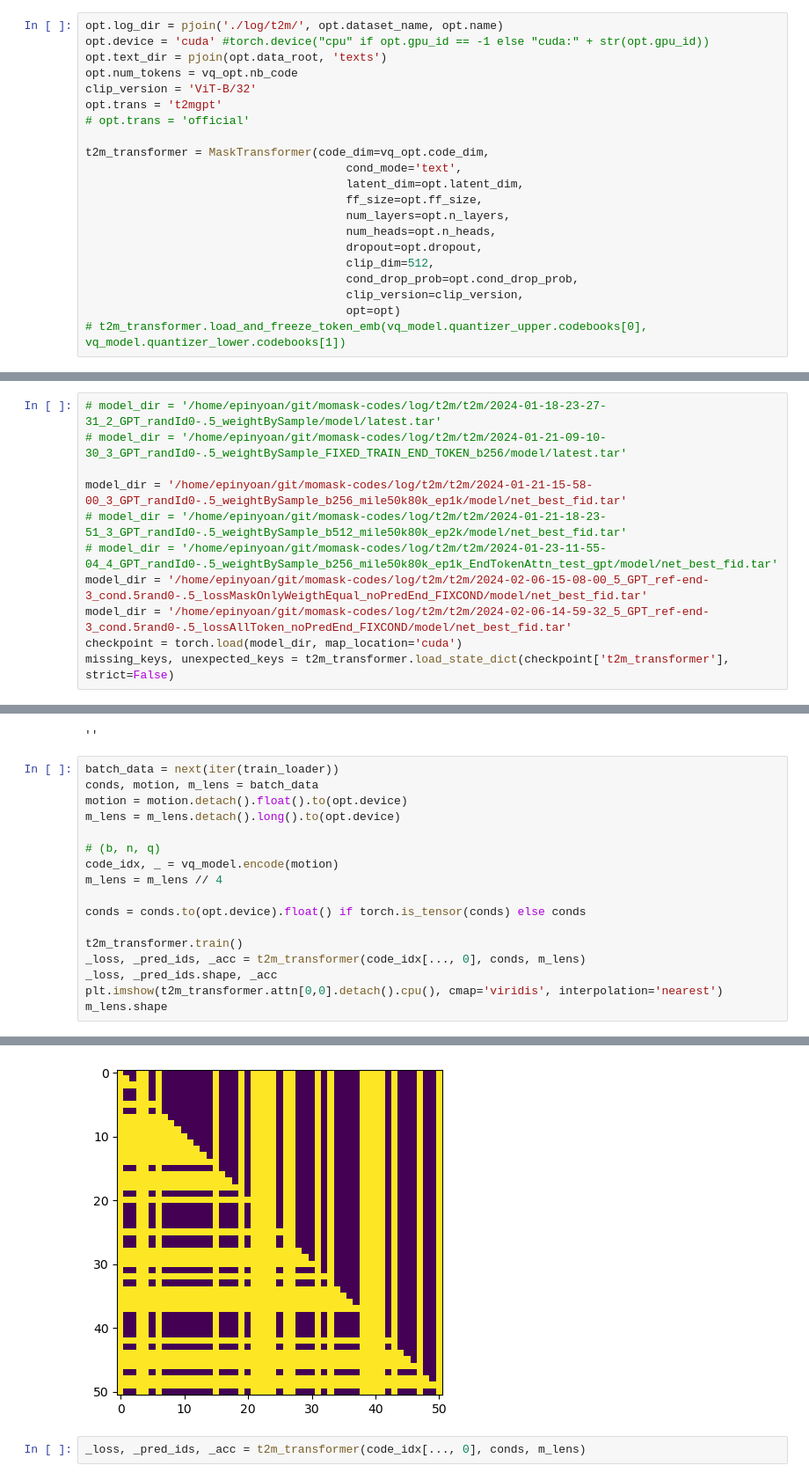
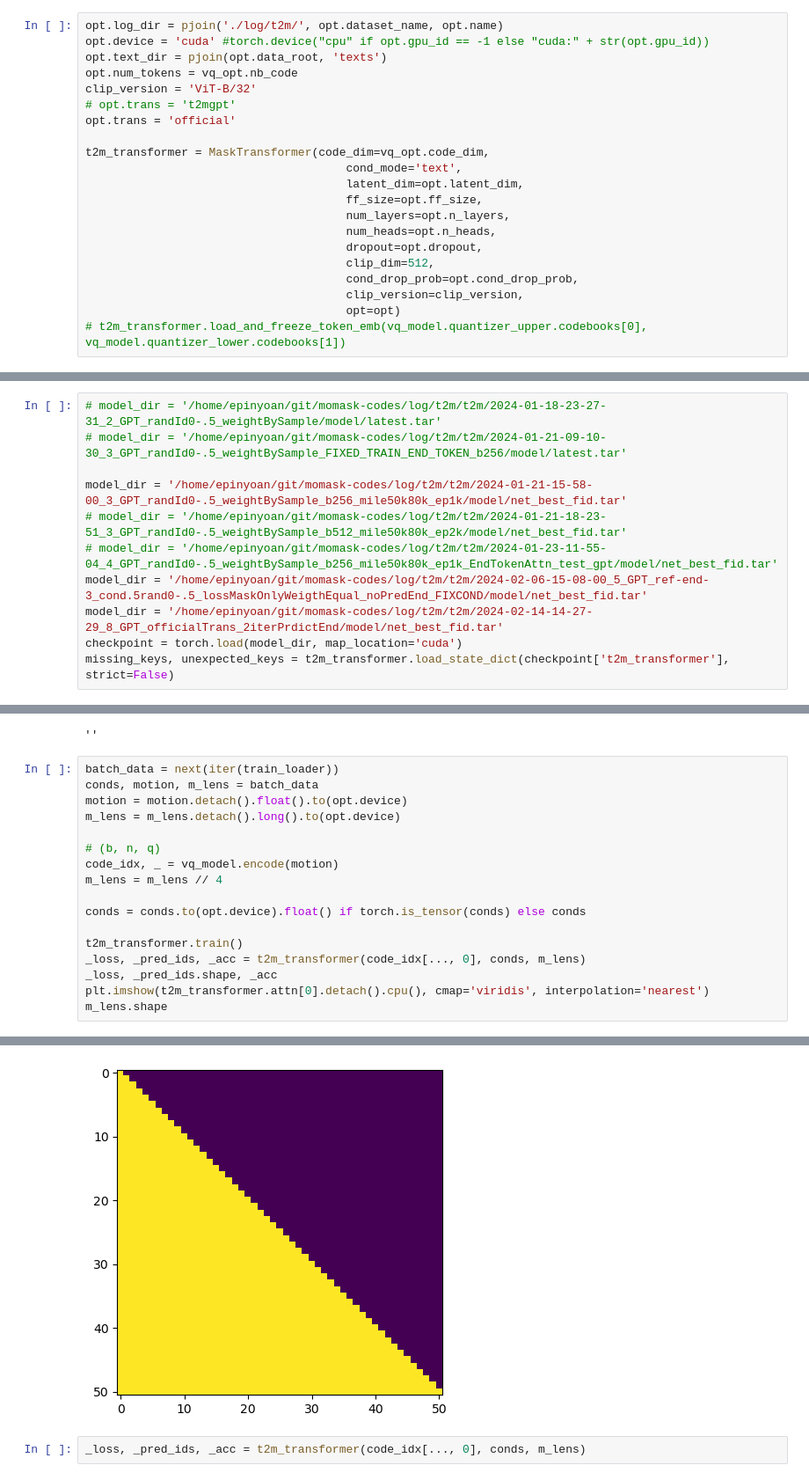
Before and after one commit to exitudio/momask-codes, a Jupyter notebook: study/transformer.ipynb, the cells around one changed output, grey strips where cells are left out. Shown at 88% size. Drawn from its saved outputs; the diff is of its cells as text.

```diff
--- a/study/transformer.ipynb
+++ b/study/transformer.ipynb
@@ -106,8 +106,8 @@ opt.device = 'cuda' #torch.device("cpu" if opt.gpu_id == -1 else "cuda:" + str(o
 opt.text_dir = pjoin(opt.data_root, 'texts')
 opt.num_tokens = vq_opt.nb_code
 clip_version = 'ViT-B/32'
-opt.trans = 't2mgpt'
-# opt.trans = 'official'
+# opt.trans = 't2mgpt'
+opt.trans = 'official'
 
 t2m_transformer = MaskTransformer(code_dim=vq_opt.code_dim,
                                       cond_mode='text',
@@ -132,7 +132,7 @@ model_dir = '/home/epinyoan/git/momask-codes/log/t2m/t2m/2024-01-21-15-58-00_3_G
 # model_dir = '/home/epinyoan/git/momask-codes/log/t2m/t2m/2024-01-21-18-23-51_3_GPT_randId0-.5_weightBySample_b512_mile50k80k_ep2k/model/net_best_fid.tar'
 # model_dir = '/home/epinyoan/git/momask-codes/log/t2m/t2m/2024-01-23-11-55-04_4_GPT_randId0-.5_weightBySample_b256_mile50k80k_ep1k_EndTokenAttn_test_gpt/model/net_best_fid.tar'
 model_dir = '/home/epinyoan/git/momask-codes/log/t2m/t2m/2024-02-06-15-08-00_5_GPT_ref-end-3_cond.5rand0-.5_lossMaskOnlyWeigthEqual_noPredEnd_FIXCOND/model/net_best_fid.tar'
-model_dir = '/home/epinyoan/git/momask-codes/log/t2m/t2m/2024-02-06-14-59-32_5_GPT_ref-end-3_cond.5rand0-.5_lossAllToken_noPredEnd_FIXCOND/model/net_best_fid.tar'
+model_dir = '/home/epinyoan/git/momask-codes/log/t2m/t2m/2024-02-14-14-27-29_8_GPT_officialTrans_2iterPrdictEnd/model/net_best_fid.tar'
 checkpoint = torch.load(model_dir, map_location='cuda')
 missing_keys, unexpected_keys = t2m_transformer.load_state_dict(checkpoint['t2m_transformer'], strict=False)
 # %%
@@ -187,6 +187,6 @@ conds = conds.to(opt.device).float() if torch.is_tensor(conds) else conds
 t2m_transformer.train()
 _loss, _pred_ids, _acc = t2m_transformer(code_idx[..., 0], conds, m_lens)
 _loss, _pred_ids.shape, _acc
-plt.imshow(t2m_transformer.attn[0,0].detach().cpu(), cmap='viridis', interpolation='nearest')
+plt.imshow(t2m_transformer.attn[0].detach().cpu(), cmap='viridis', interpolation='nearest')
 m_lens.shape
 # %% [output]
@@ -194,4 +198,4 @@ torch.Size([64])
-[figure, old version]
+[figure, new version]
 # %%
 _loss, _pred_ids, _acc = t2m_transformer(code_idx[..., 0], conds, m_lens)
 # %%
```
Also changed, not shown: parts of 21 cells of this notebook, 3 other files.
